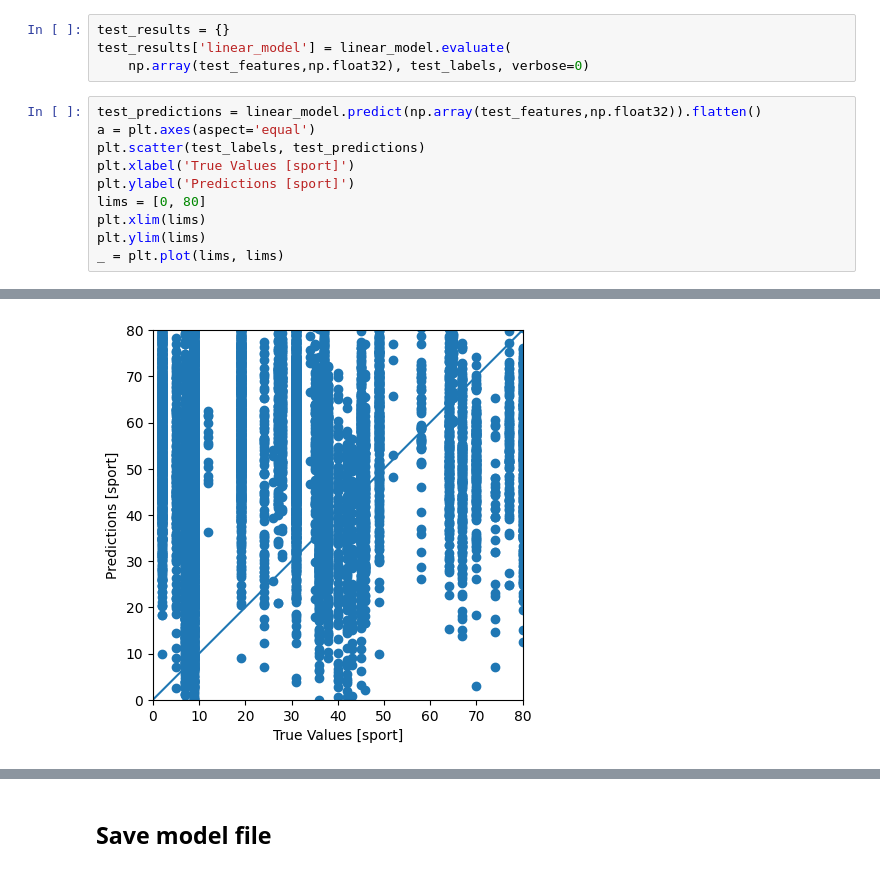
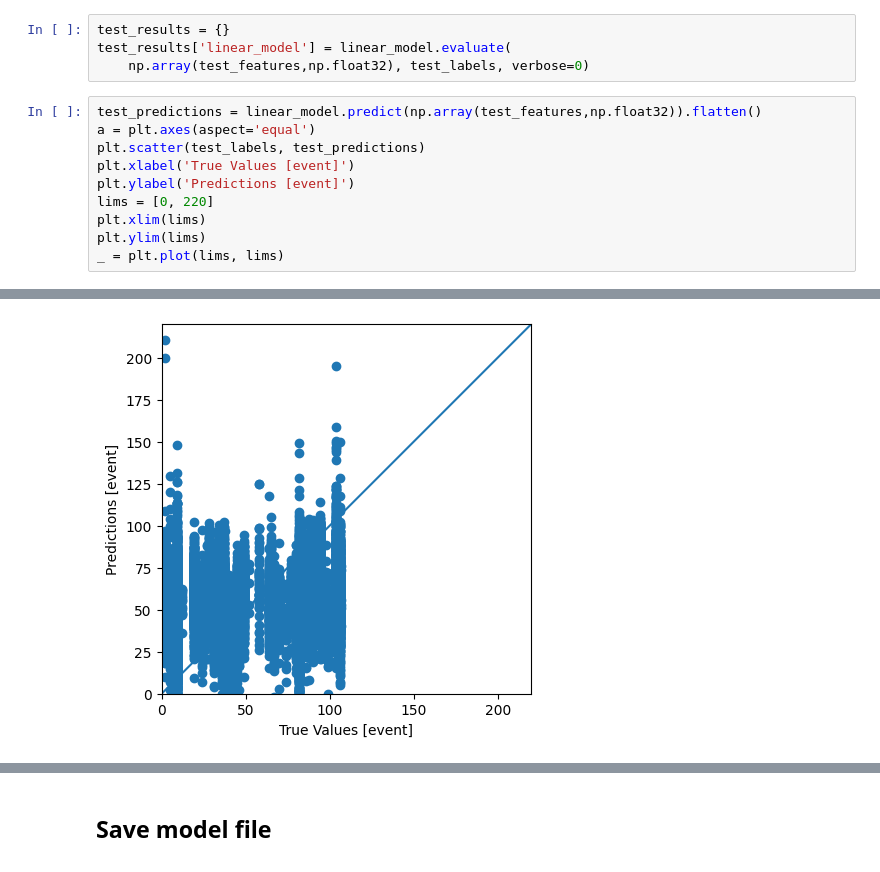
Before and after one commit to maximlesy/big-data-olympic-games, a Jupyter notebook: data-exploration/preparation.ipynb, the cells around one changed output, grey strips where cells are left out. Cells and saved outputs as stored; diff of their text form.

```diff
--- a/data-exploration/preparation.ipynb
+++ b/data-exploration/preparation.ipynb
@@ -596,9 +591,9 @@ test_results['linear_model'] = linear_model.evaluate(
 test_predictions = linear_model.predict(np.array(test_features,np.float32)).flatten()
 a = plt.axes(aspect='equal')
 plt.scatter(test_labels, test_predictions)
-plt.xlabel('True Values [sport]')
-plt.ylabel('Predictions [sport]')
-lims = [0, 80]
+plt.xlabel('True Values [event]')
+plt.ylabel('Predictions [event]')
+lims = [0, 220]
 plt.xlim(lims)
 plt.ylim(lims)
 _ = plt.plot(lims, lims)
@@ -607,2 +602,2 @@ _ = plt.plot(lims, lims)
-[figure, old version]
+[figure, new version]
 # %%
```
Also changed, not shown: parts of 7 cells of this notebook.
